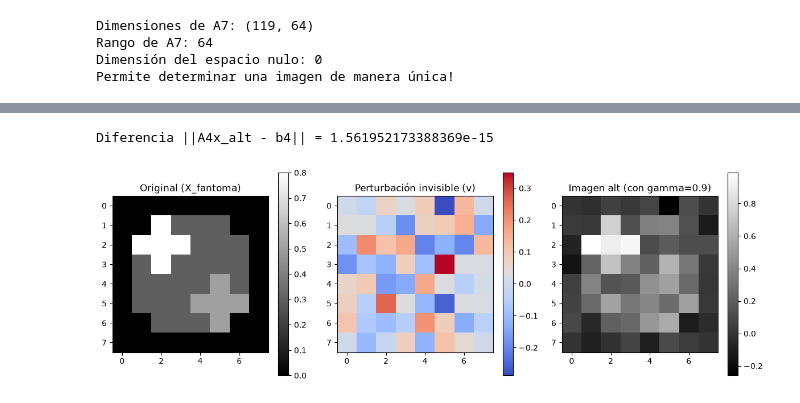
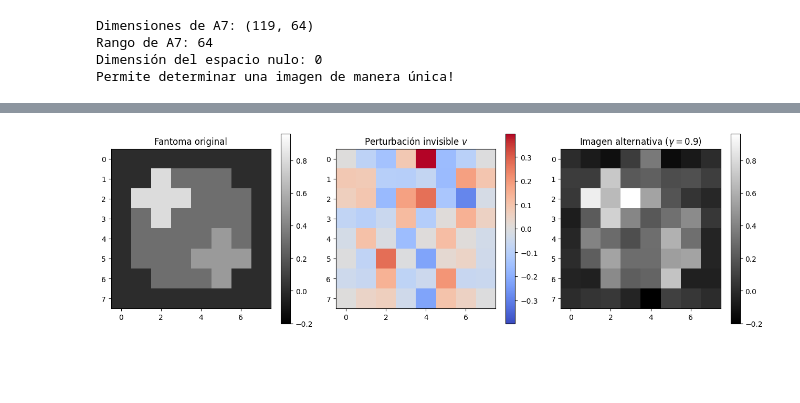
Before and after one commit to bfelia/TP_Metodos_Computacionales, a Jupyter notebook: ejercicio_4.ipynb, the cells around one changed output, grey strips where cells are left out. Cells and saved outputs as stored; diff of their text form; code cells hidden in the pictures; blank space fills up the shorter version.

```diff
--- a/ejercicio_4.ipynb
+++ b/ejercicio_4.ipynb
@@ -180,11 +192,16 @@ En conclusión, agregar nuevas direcciones aumenta la cantidad de información d
 # %%
-# SVD de A4
-U, S, Vt = np.linalg.svd(A4)
+# Calculamos la descomposición SVD de A4
+U, S, Vt = np.linalg.svd(A4, full_matrices=True)
 
-# tomo el ultimo vector singular derecho de (ultima fila de Vt), que pertenece al espacio nulo
+# Elegimos la última fila de Vt, que pertenece al espacio nulo de A4
 v = Vt[-1]
 
-# verifico que ||A4v|| sea aprox 0
+# Verificamos que v no sea el vector cero
+norma_v = np.linalg.norm(v)
+
+# Verificamos que A4 @ v sea aproximadamente cero
 norma_A4v = np.linalg.norm(A4 @ v)
-print(f"Norma de A4v = {norma_A4v}") # vemos que es muy chico, casi 0.
+
+print(f"Norma de v: {norma_v}")
+print(f"Norma de A4v: {norma_A4v}")
 # %% [output]
@@ -194,28 +231,46 @@ b4 = A4 @ x_fantoma
-# %%
-#construyo x_alt con gamma != 0 (elijo gamma = 0.9)
-gamma = 0.9
-x_alt = x_fantoma + gamma*v
-b_alt = A4 @ x_alt
-
-diferencia_b = np.linalg.norm(b_alt - b4) # para ver la diferencia, calculamos la norma de la resta. seria como el abs de la resta.
-print(f"Diferencia ||A4x_alt - b4|| = {diferencia_b}") # vemos que es muy chica
-# %% [output]
-Diferencia ||A4x_alt - b4|| = 1.561952173388369e-15
 # %%
-# visualizamos
-fig, ax = plt.subplots(1,3,figsize=(12,4))
+# Recuperamos las representaciones matriciales
+X_alt = x_alt.reshape(8, 8)
+V = v.reshape(8, 8)
 
-im0 = ax[0].imshow(X_fantoma, cmap="gray")
-ax[0].set_title("Original (X_fantoma)")
+# Calculamos una escala común para comparar ambas imágenes
+vmin_imagenes = min(X_fantoma.min(), X_alt.min())
+vmax_imagenes = max(X_fantoma.max(), X_alt.max())
+
+# Usamos una escala simétrica para los valores positivos y negativos de v
+limite_v = np.max(np.abs(V))
+
+fig, ax = plt.subplots(1, 3, figsize=(13, 4))
+
+im0 = ax[0].imshow(
+    X_fantoma,
+    cmap="gray",
+    vmin=vmin_imagenes,
+    vmax=vmax_imagenes
+)
+ax[0].set_title("Fantoma original")
 plt.colorbar(im0, ax=ax[0])
-im1 = ax[1].imshow(v.reshape(8, 8), cmap="coolwarm")  # v es una imagen llena de valores de tal forma que en cualquier fila, col y diagonal a 45°, los rayos dan 0. pero si vemos v, nos damos cuenta que hay cosas aunque den 0.
-ax[1].set_title("Perturbación invisible (v)")
+
+im1 = ax[1].imshow(
+    V,
+    cmap="coolwarm",
+    vmin=-limite_v,
+    vmax=limite_v
+)
+ax[1].set_title("Perturbación invisible $v$")
 plt.colorbar(im1, ax=ax[1])
-im2 = ax[2].imshow(x_alt.reshape(8, 8), cmap="gray")
-ax[2].set_title(f"Imagen alt (con gamma={gamma})")
+
+im2 = ax[2].imshow(
+    X_alt,
+    cmap="gray",
+    vmin=vmin_imagenes,
+    vmax=vmax_imagenes
+)
+ax[2].set_title(f"Imagen alternativa ($\\gamma={gamma}$)")
 plt.colorbar(im2, ax=ax[2])
+
 plt.tight_layout()
 plt.show()
 # %% [output]
-[figure, old version]
+[figure, new version]
 # %% [markdown]
```
Also changed, not shown: parts of 8 cells of this notebook, 2 other files.
